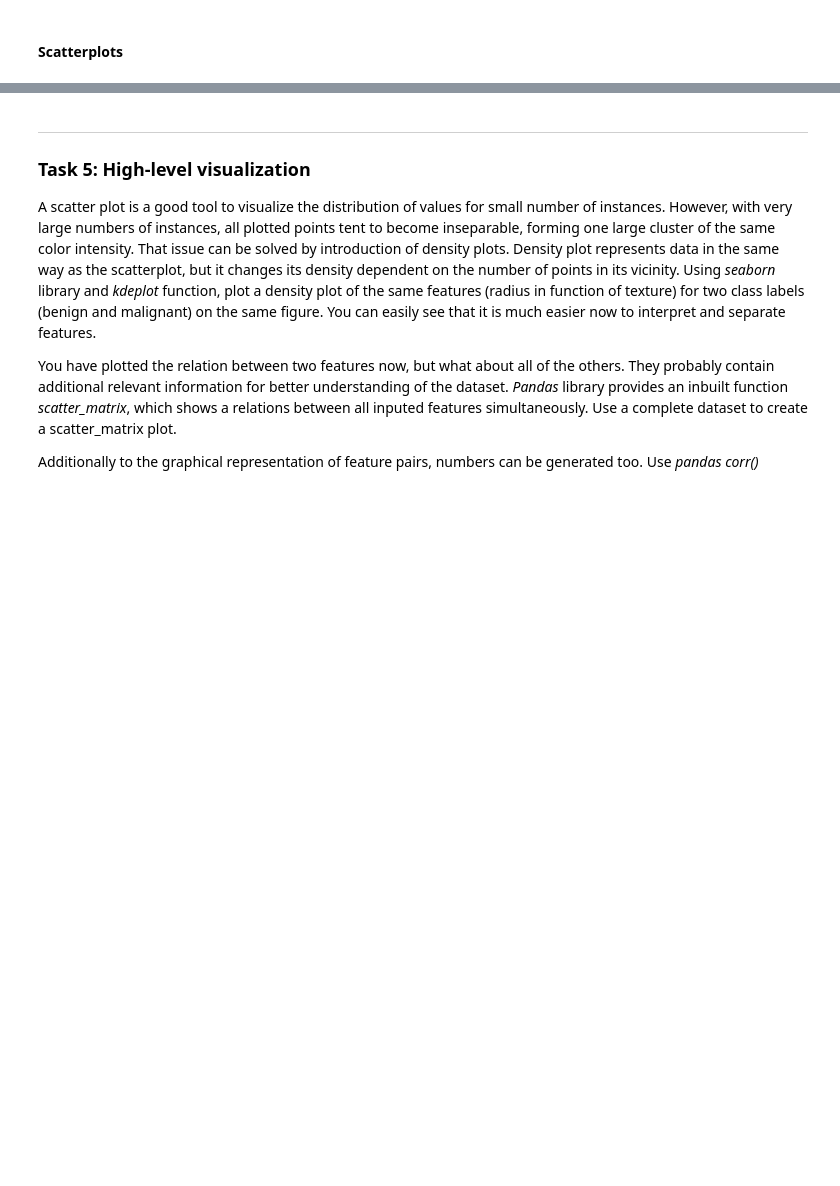
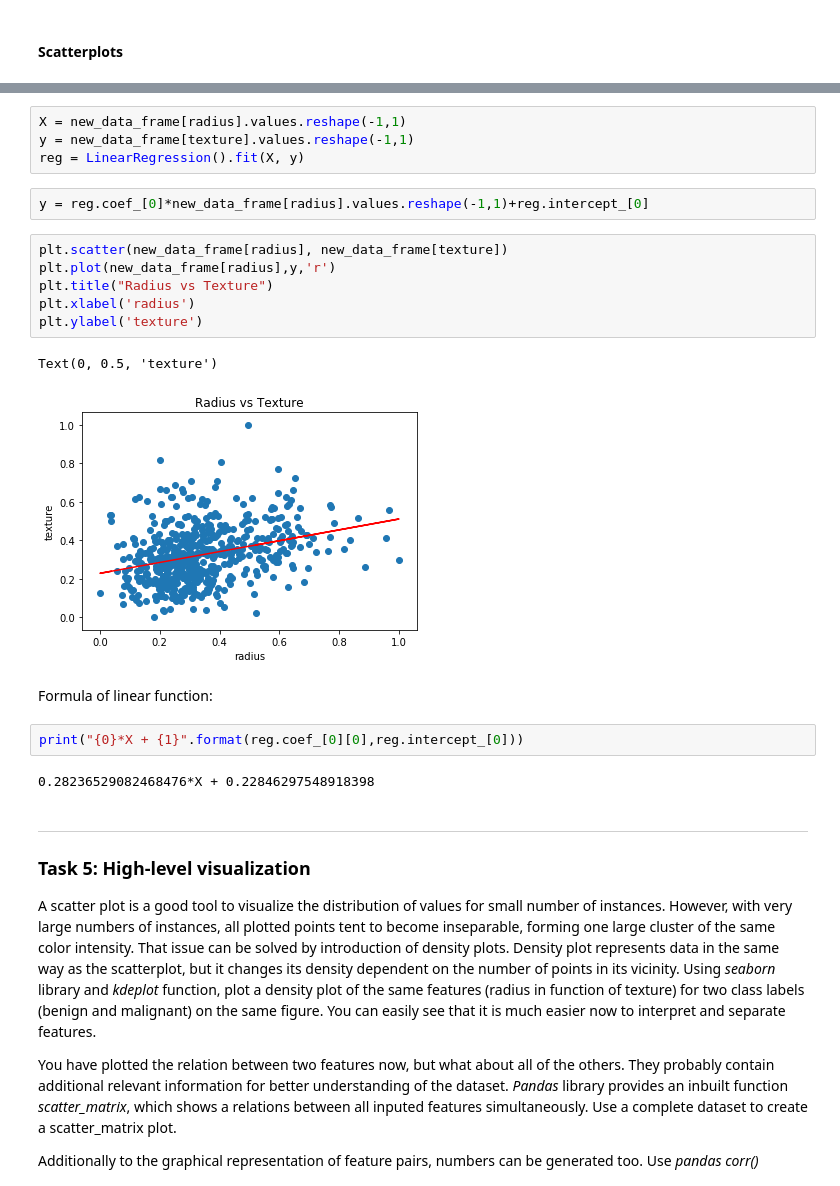
Before and after one commit to nik1168/clinical-decision-support-systems-exercises, a Jupyter notebook: WPO1/WPO1-Student.ipynb, the cells around one changed output, grey strips where cells are left out. Drawn from its saved outputs; the diff is of its cells as text; blank space fills up the shorter version.

```diff
--- a/WPO1/WPO1-Student.ipynb
+++ b/WPO1/WPO1-Student.ipynb
@@ -502,3 +575,24 @@ plt.scatter(m_data_frame[radius], m_data_frame[texture])
+# %%
+X = new_data_frame[radius].values.reshape(-1,1)
+y = new_data_frame[texture].values.reshape(-1,1)
+reg = LinearRegression().fit(X, y)
+# %%
+y = reg.coef_[0]*new_data_frame[radius].values.reshape(-1,1)+reg.intercept_[0]
+# %%
+plt.scatter(new_data_frame[radius], new_data_frame[texture])
+plt.plot(new_data_frame[radius],y,'r')
+plt.title("Radius vs Texture")
+plt.xlabel('radius')
+plt.ylabel('texture')
+# %% [output]
+Text(0, 0.5, 'texture')
+[figure, added]
+# %% [markdown]
+Formula of linear function:
+# %%
+print("{0}*X + {1}".format(reg.coef_[0][0],reg.intercept_[0]))
+# %% [output]
+0.28236529082468476*X + 0.22846297548918398
 # %% [markdown]
 ***
 ### Task 5: High-level visualization
```
Also changed, not shown: parts of 28 cells of this notebook.
